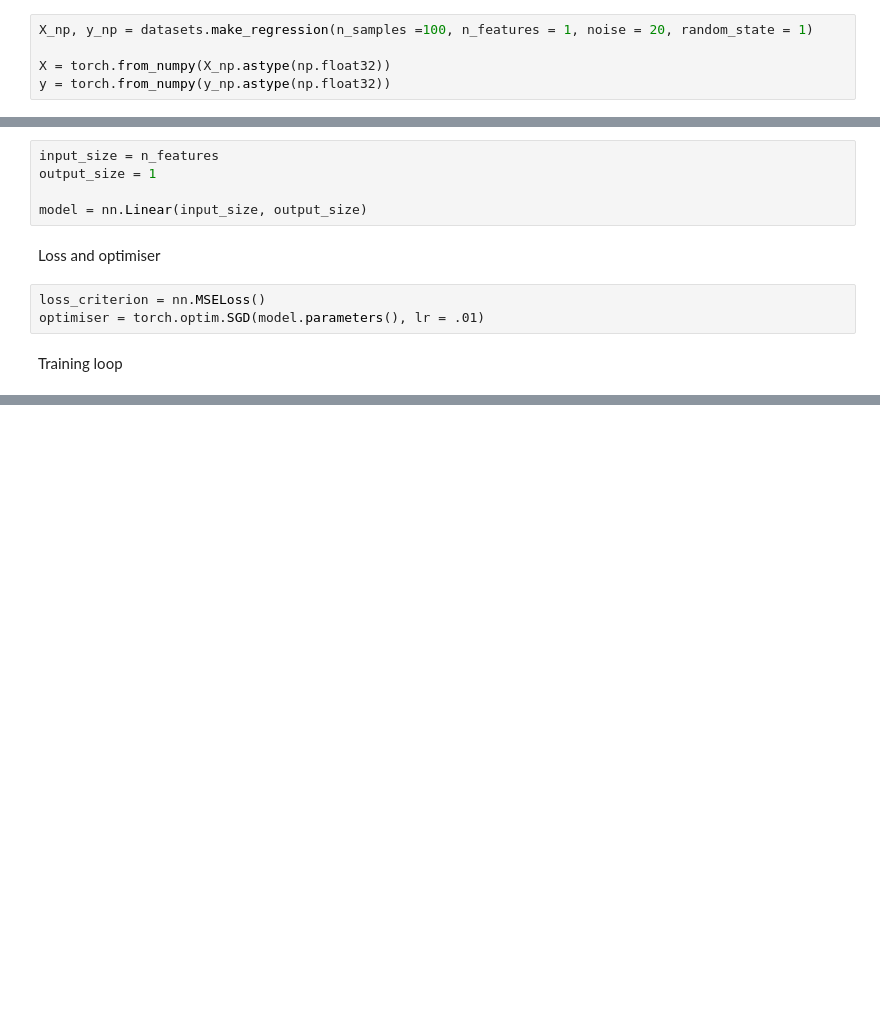
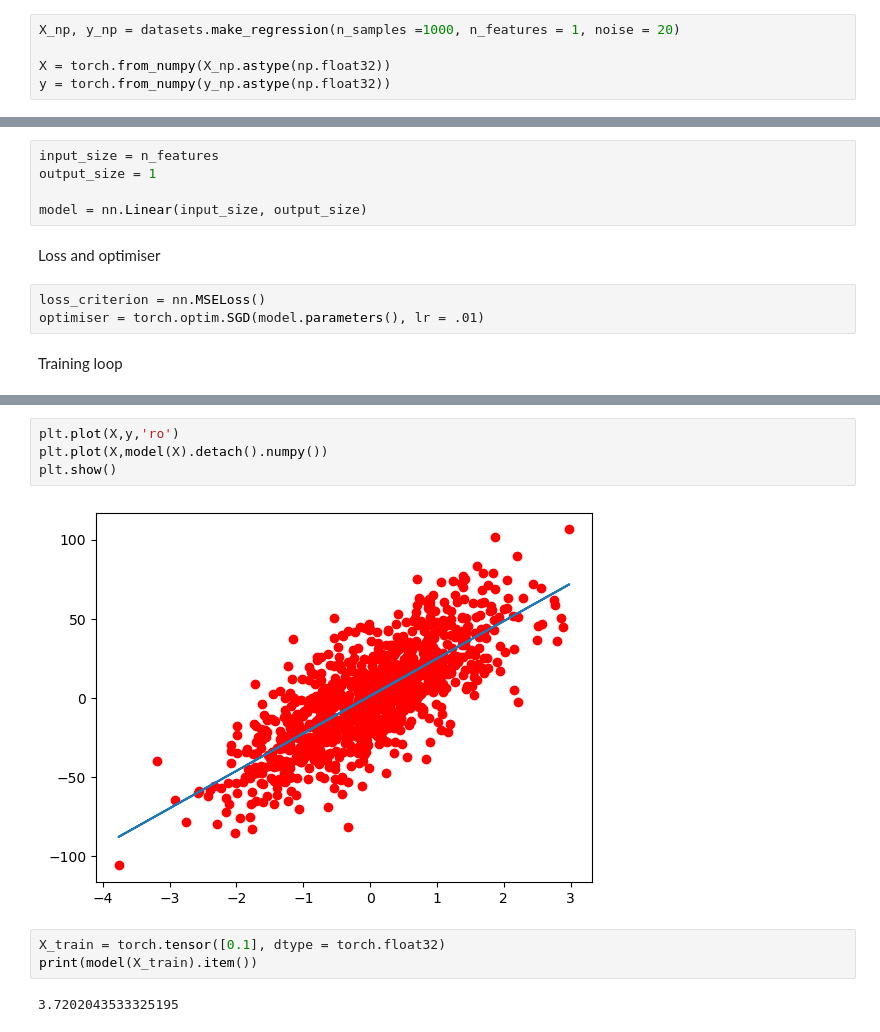
Before and after one commit to Arjun-G-Ravi/MachineLearning-Python-Codes, a Jupyter notebook: 8_LinearRegWithDataset.ipynb, the cells around one changed output, grey strips where cells are left out. Cells and saved outputs as stored; diff of their text form; blank space fills up the shorter version.

```diff
--- a/8_LinearRegWithDataset.ipynb
+++ b/8_LinearRegWithDataset.ipynb
@@ -9,7 +9,7 @@ from sklearn import datasets
 # %% [markdown]
 Dataset
 # %%
-X_np, y_np = datasets.make_regression(n_samples =100, n_features = 1, noise = 20, random_state = 1)
+X_np, y_np = datasets.make_regression(n_samples =1000, n_features = 1, noise = 20)
 
 X = torch.from_numpy(X_np.astype(np.float32))
 y = torch.from_numpy(y_np.astype(np.float32))
@@ -45,0 +57,11 @@ for epoch in range(n_iterations):
+# %%
+plt.plot(X,y,'ro')
+plt.plot(X,model(X).detach().numpy())
+plt.show()
+# %% [output]
+[figure, added]
+# %%
+X_train = torch.tensor([0.1], dtype = torch.float32)
+print(model(X_train).item())
+# %% [output]
+3.7202043533325195
```
Also changed, not shown: parts of 1 cell of this notebook.
